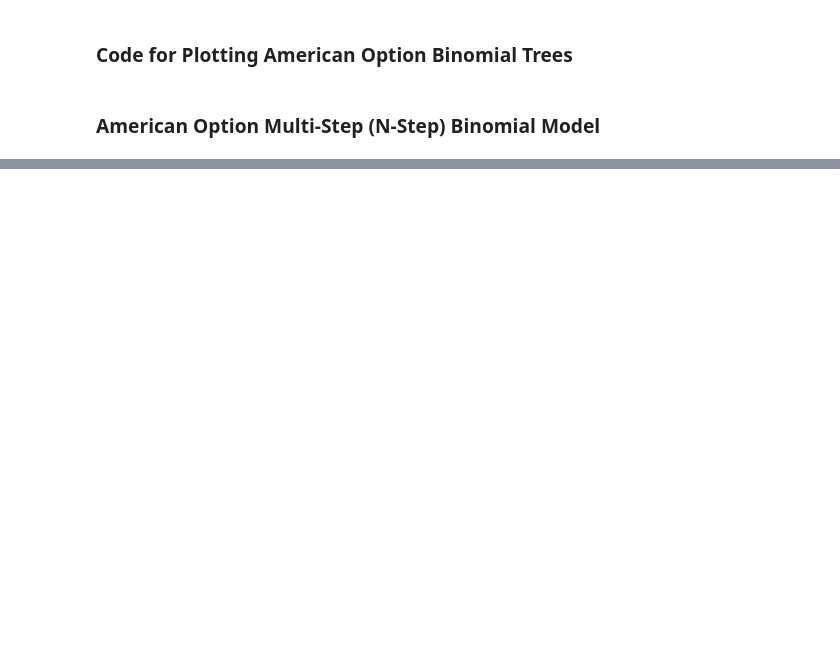
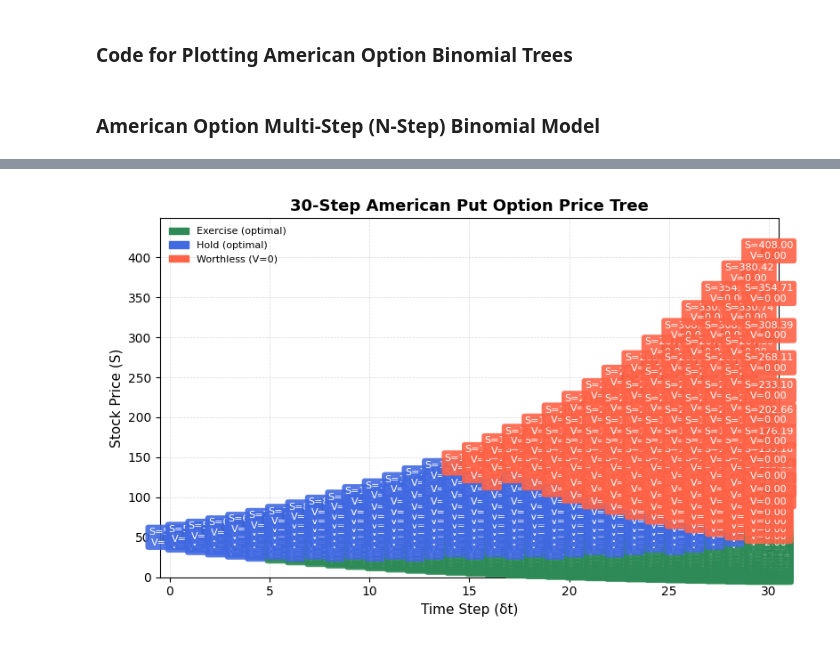
Before and after one commit to heavy-t/MMATH_Project, a Jupyter notebook: Amer Binomial Tree.ipynb, the cells around one changed output, grey strips where cells are left out. Drawn from its saved outputs; the diff is of its cells as text; code cells hidden in the pictures; blank space fills up the shorter version.

```diff
--- a/Amer Binomial Tree.ipynb
+++ b/Amer Binomial Tree.ipynb
@@ -135,0 +146,8 @@ plot_amer_binomial_option_tree(result)
+# %%
+S0, E, r, T, u, d, N , option_type = 50, 52, 0.05, 1, 1.0724808123855336, 0.9324176138645189, 30 , "put"
+result = (amer_binomial_option_price(S0, E, r, T, u, d, N, option_type))
+
+
+plot_amer_binomial_option_tree(result)
+# %% [output]
+[figure, added]
```
Also changed, not shown: parts of 3 cells of this notebook, 4 other files.
